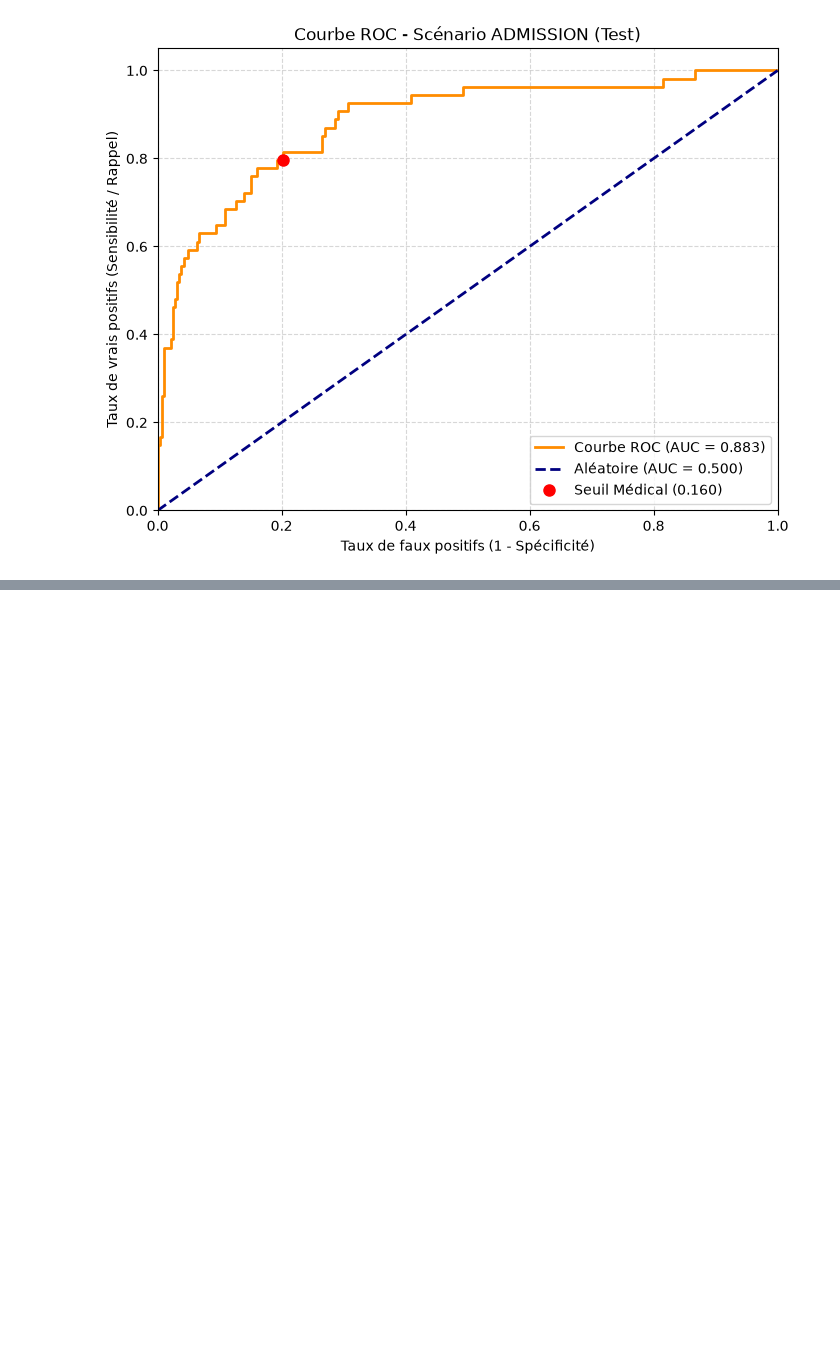
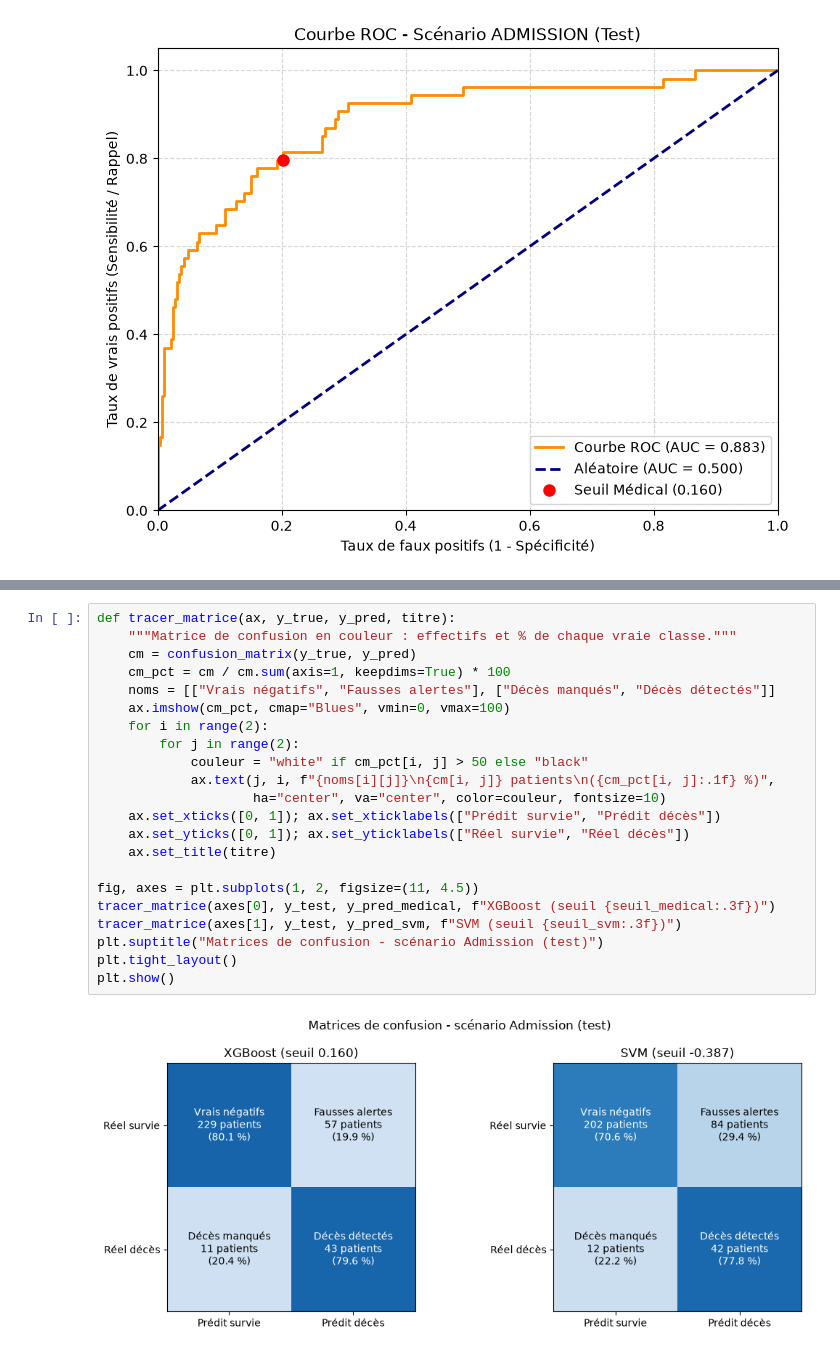
Before and after one commit to maximgasnier/be_ClinTrajan, a Jupyter notebook: notebook_ClinTrajan_VF.ipynb, the cells around one changed output, grey strips where cells are left out. Saved outputs shown, nothing was run; the diff lists cells and outputs as text; blank space fills up the shorter version.

```diff
--- a/notebook_ClinTrajan_VF.ipynb
+++ b/notebook_ClinTrajan_VF.ipynb
@@ -993,0 +1085,24 @@ plt.show()
+# %%
+def tracer_matrice(ax, y_true, y_pred, titre):
+    """Matrice de confusion en couleur : effectifs et % de chaque vraie classe."""
+    cm = confusion_matrix(y_true, y_pred)
+    cm_pct = cm / cm.sum(axis=1, keepdims=True) * 100
+    noms = [["Vrais négatifs", "Fausses alertes"], ["Décès manqués", "Décès détectés"]]
+    ax.imshow(cm_pct, cmap="Blues", vmin=0, vmax=100)
+    for i in range(2):
+        for j in range(2):
+            couleur = "white" if cm_pct[i, j] > 50 else "black"
+            ax.text(j, i, f"{noms[i][j]}\n{cm[i, j]} patients\n({cm_pct[i, j]:.1f} %)",
+                    ha="center", va="center", color=couleur, fontsize=10)
+    ax.set_xticks([0, 1]); ax.set_xticklabels(["Prédit survie", "Prédit décès"])
+    ax.set_yticks([0, 1]); ax.set_yticklabels(["Réel survie", "Réel décès"])
+    ax.set_title(titre)
+
+fig, axes = plt.subplots(1, 2, figsize=(11, 4.5))
+tracer_matrice(axes[0], y_test, y_pred_medical, f"XGBoost (seuil {seuil_medical:.3f})")
+tracer_matrice(axes[1], y_test, y_pred_svm, f"SVM (seuil {seuil_svm:.3f})")
+plt.suptitle("Matrices de confusion - scénario Admission (test)")
+plt.tight_layout()
+plt.show()
+# %% [output]
+[figure, added]
```
Also changed, not shown: parts of 16 cells of this notebook.
